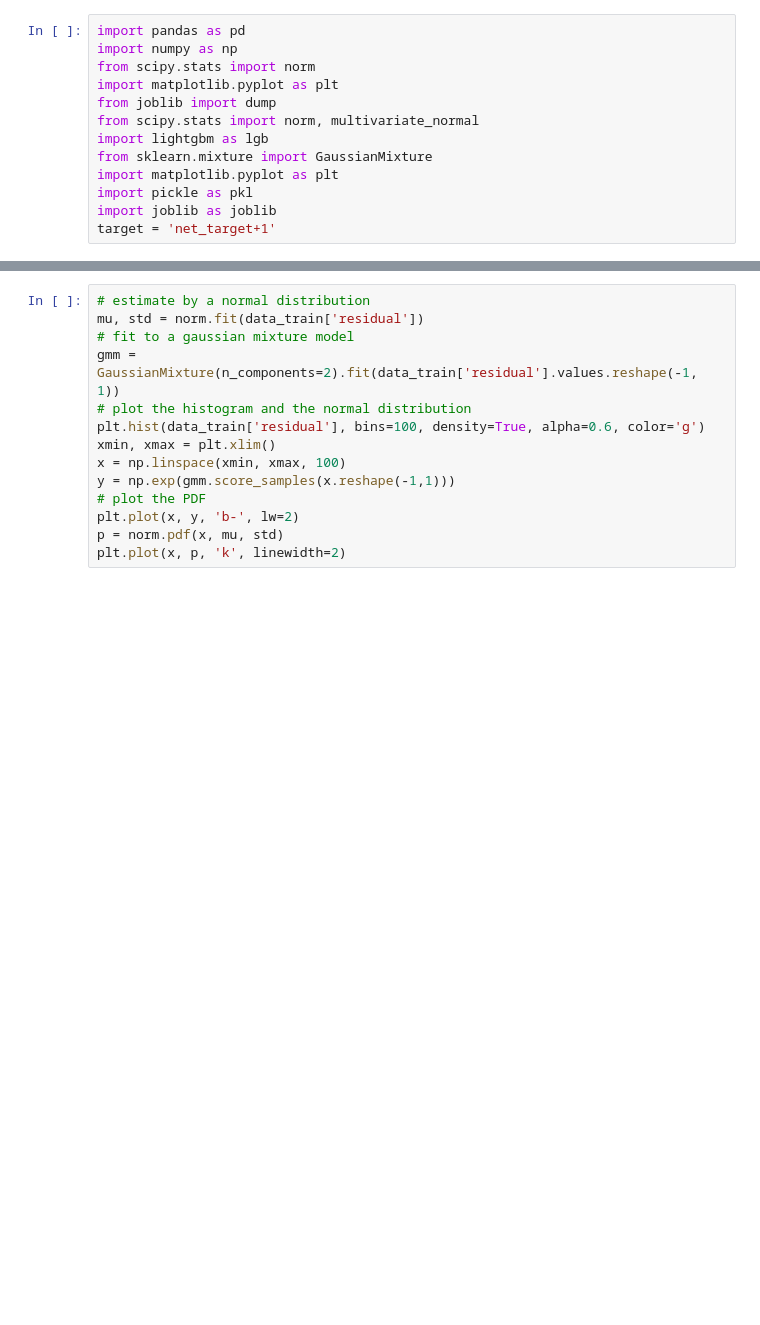
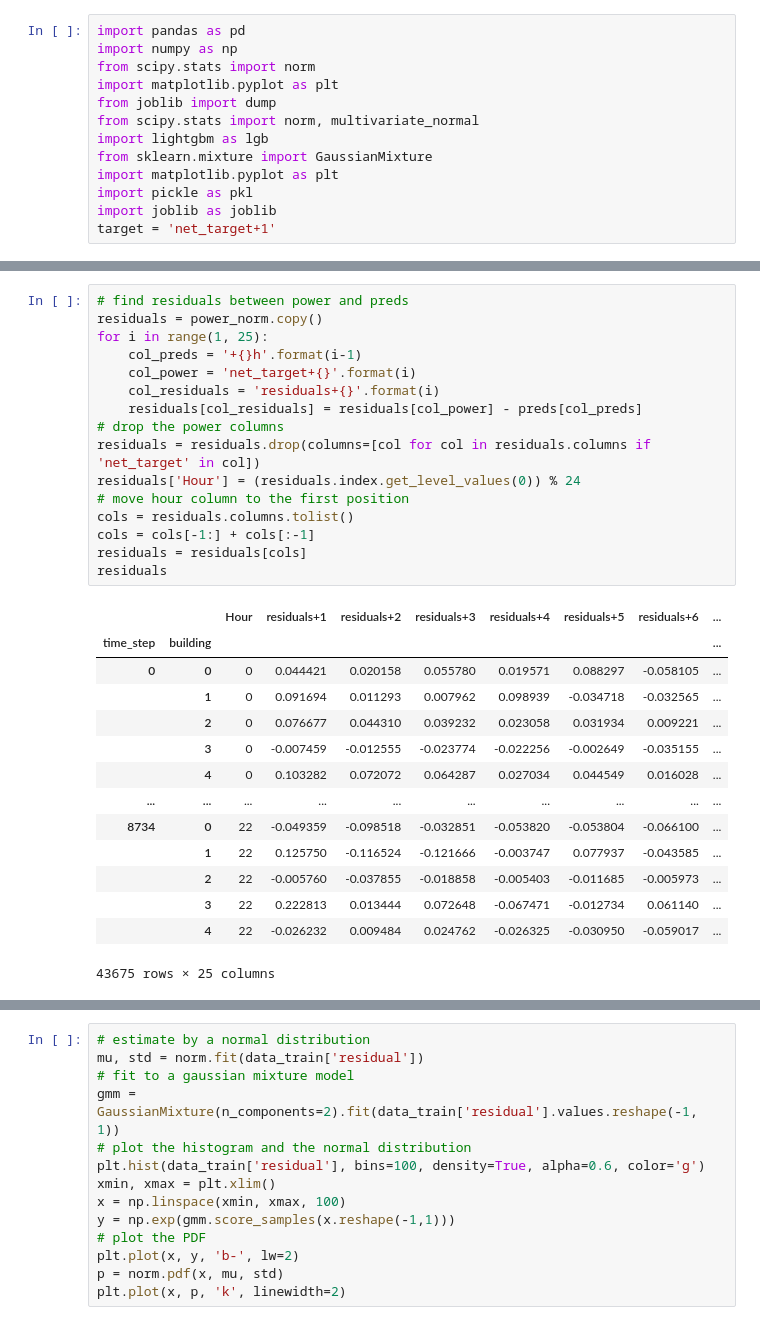
Before and after one commit to ujohn33/Predict-Optimize-Revise, a Jupyter notebook: notebooks/variance/check_variance_try_denormalizing_logs.ipynb, the cells around one changed output, grey strips where cells are left out. Drawn from its saved outputs; the diff is of its cells as text; blank space fills up the shorter version.

```diff
--- a/notebooks/variance/check_variance_try_denormalizing_logs.ipynb
+++ b/notebooks/variance/check_variance_try_denormalizing_logs.ipynb
@@ -106,0 +107,31 @@ plt.show()
+# %%
+# find residuals between power and preds
+residuals = power_norm.copy()
+for i in range(1, 25):
+    col_preds = '+{}h'.format(i-1)
+    col_power = 'net_target+{}'.format(i)
+    col_residuals = 'residuals+{}'.format(i)
+    residuals[col_residuals] = residuals[col_power] - preds[col_preds]
+# drop the power columns
+residuals = residuals.drop(columns=[col for col in residuals.columns if 'net_target' in col])
+residuals['Hour'] = (residuals.index.get_level_values(0)) % 24
+# move hour column to the first position
+cols = residuals.columns.tolist()
+cols = cols[-1:] + cols[:-1]
+residuals = residuals[cols]
+residuals
+# %% [output]
+|  |  | Hour | residuals+1 | residuals+2 | residuals+3 | residuals+4 | residuals+5 | residuals+6 | ... |
+| time_step | building |  |  |  |  |  |  |  | ... |
+| 0 | 0 | 0 | 0.044421 | 0.020158 | 0.055780 | 0.019571 | 0.088297 | -0.058105 | ... |
+|  | 1 | 0 | 0.091694 | 0.011293 | 0.007962 | 0.098939 | -0.034718 | -0.032565 | ... |
+|  | 2 | 0 | 0.076677 | 0.044310 | 0.039232 | 0.023058 | 0.031934 | 0.009221 | ... |
+|  | 3 | 0 | -0.007459 | -0.012555 | -0.023774 | -0.022256 | -0.002649 | -0.035155 | ... |
+|  | 4 | 0 | 0.103282 | 0.072072 | 0.064287 | 0.027034 | 0.044549 | 0.016028 | ... |
+| ... | ... | ... | ... | ... | ... | ... | ... | ... | ... |
+| 8734 | 0 | 22 | -0.049359 | -0.098518 | -0.032851 | -0.053820 | -0.053804 | -0.066100 | ... |
+|  | 1 | 22 | 0.125750 | -0.116524 | -0.121666 | -0.003747 | 0.077937 | -0.043585 | ... |
+|  | 2 | 22 | -0.005760 | -0.037855 | -0.018858 | -0.005403 | -0.011685 | -0.005973 | ... |
+|  | 3 | 22 | 0.222813 | 0.013444 | 0.072648 | -0.067471 | -0.012734 | 0.061140 | ... |
+|  | 4 | 22 | -0.026232 | 0.009484 | 0.024762 | -0.026325 | -0.030950 | -0.059017 | ... |
+43675 rows × 25 columns
```
Also changed, not shown: parts of 21 cells of this notebook, 1 other file.
